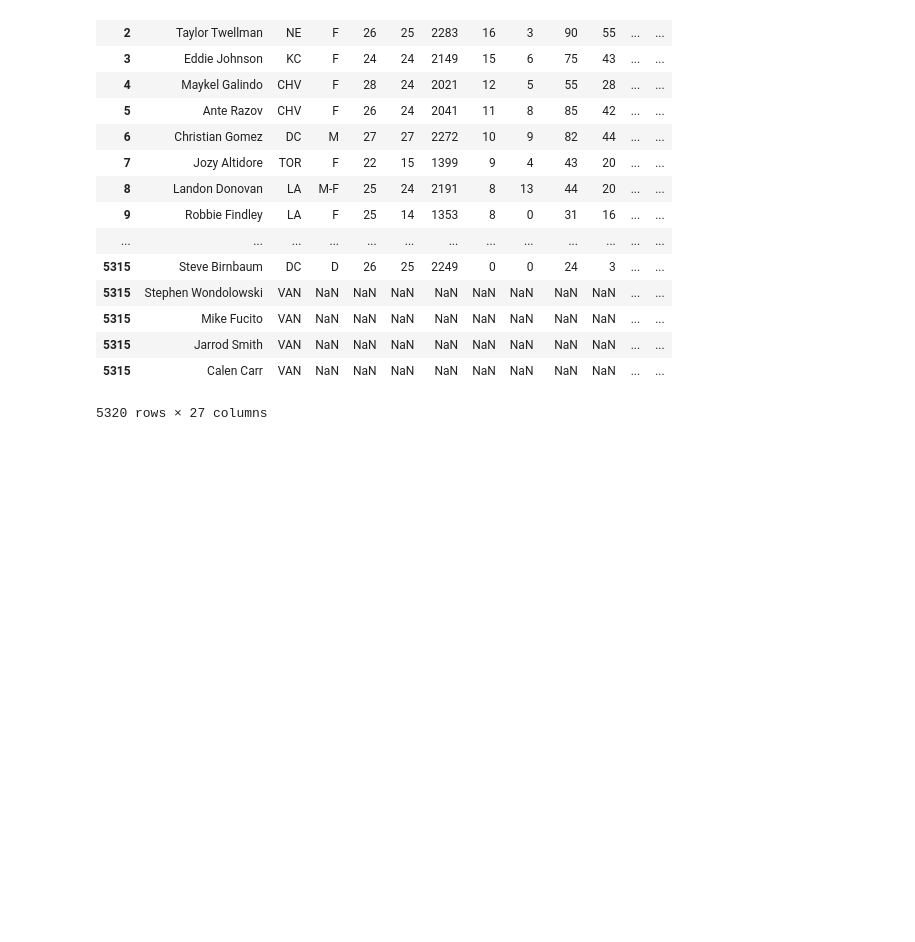
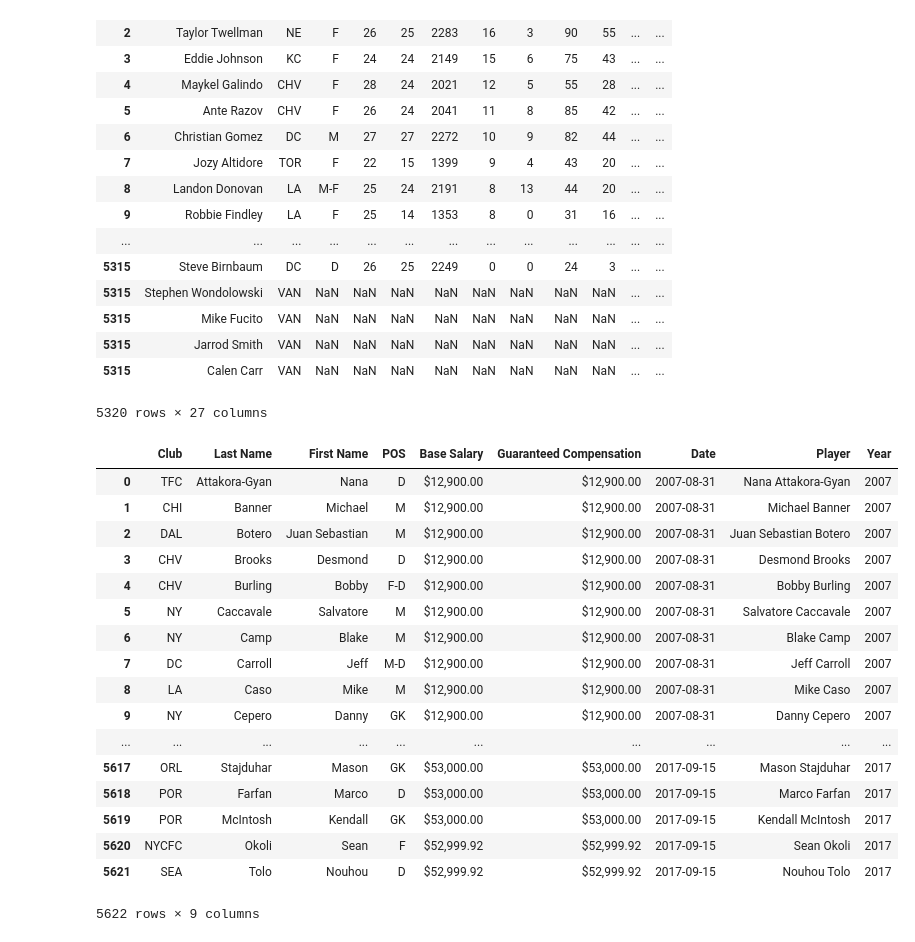
Before and after one commit to cneiderer/Class_Projects, a Jupyter notebook: Project_2/LinkingStats.ipynb, the cells around one changed output. Drawn from its saved outputs; the diff is of its cells as text; code cells hidden in the pictures; blank space fills up the shorter version.

```diff
--- a/Project_2/LinkingStats.ipynb
+++ b/Project_2/LinkingStats.ipynb
@@ -160,0 +133,21 @@ joined_df
+# %%
+salary_df.rename(columns={'Pos': 'POS'})
+# %% [output]
+|  | Club | Last Name | First Name | POS | Base Salary | Guaranteed Compensation | Date | Player | Year |
+| 0 | TFC | Attakora-Gyan | Nana | D | $12,900.00 | $12,900.00 | 2007-08-31 | Nana Attakora-Gyan | 2007 |
+| 1 | CHI | Banner | Michael | M | $12,900.00 | $12,900.00 | 2007-08-31 | Michael Banner | 2007 |
+| 2 | DAL | Botero | Juan Sebastian | M | $12,900.00 | $12,900.00 | 2007-08-31 | Juan Sebastian Botero | 2007 |
+| 3 | CHV | Brooks | Desmond | D | $12,900.00 | $12,900.00 | 2007-08-31 | Desmond Brooks | 2007 |
+| 4 | CHV | Burling | Bobby | F-D | $12,900.00 | $12,900.00 | 2007-08-31 | Bobby Burling | 2007 |
+| 5 | NY | Caccavale | Salvatore | M | $12,900.00 | $12,900.00 | 2007-08-31 | Salvatore Caccavale | 2007 |
+| 6 | NY | Camp | Blake | M | $12,900.00 | $12,900.00 | 2007-08-31 | Blake Camp | 2007 |
+| 7 | DC | Carroll | Jeff | M-D | $12,900.00 | $12,900.00 | 2007-08-31 | Jeff Carroll | 2007 |
+| 8 | LA | Caso | Mike | M | $12,900.00 | $12,900.00 | 2007-08-31 | Mike Caso | 2007 |
+| 9 | NY | Cepero | Danny | GK | $12,900.00 | $12,900.00 | 2007-08-31 | Danny Cepero | 2007 |
+| ... | ... | ... | ... | ... | ... | ... | ... | ... | ... |
+| 5617 | ORL | Stajduhar | Mason | GK | $53,000.00 | $53,000.00 | 2017-09-15 | Mason Stajduhar | 2017 |
+| 5618 | POR | Farfan | Marco | D | $53,000.00 | $53,000.00 | 2017-09-15 | Marco Farfan | 2017 |
+| 5619 | POR | McIntosh | Kendall | GK | $53,000.00 | $53,000.00 | 2017-09-15 | Kendall McIntosh | 2017 |
+| 5620 | NYCFC | Okoli | Sean | F | $52,999.92 | $52,999.92 | 2017-09-15 | Sean Okoli | 2017 |
+| 5621 | SEA | Tolo | Nouhou | D | $52,999.92 | $52,999.92 | 2017-09-15 | Nouhou Tolo | 2017 |
+5622 rows × 9 columns
```
Also changed, not shown: parts of 19 cells of this notebook.
